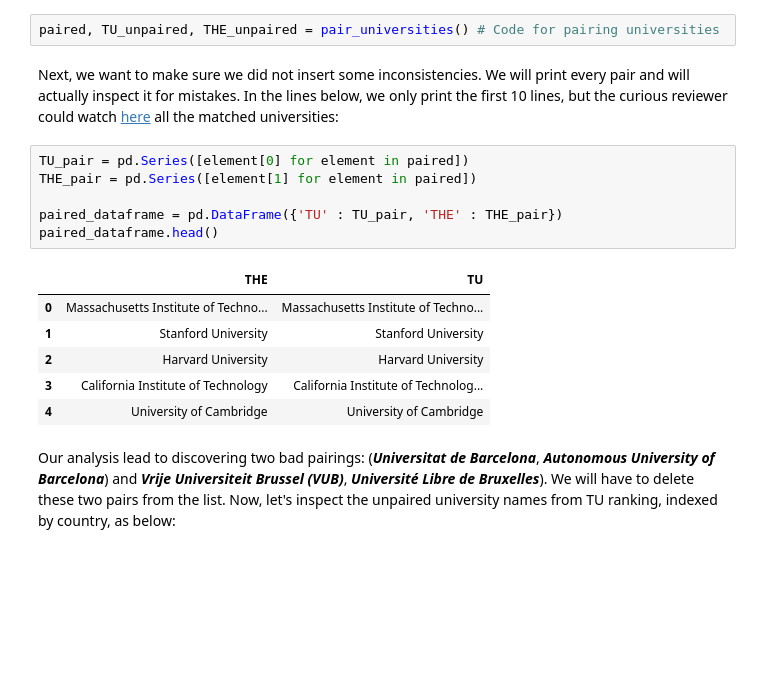
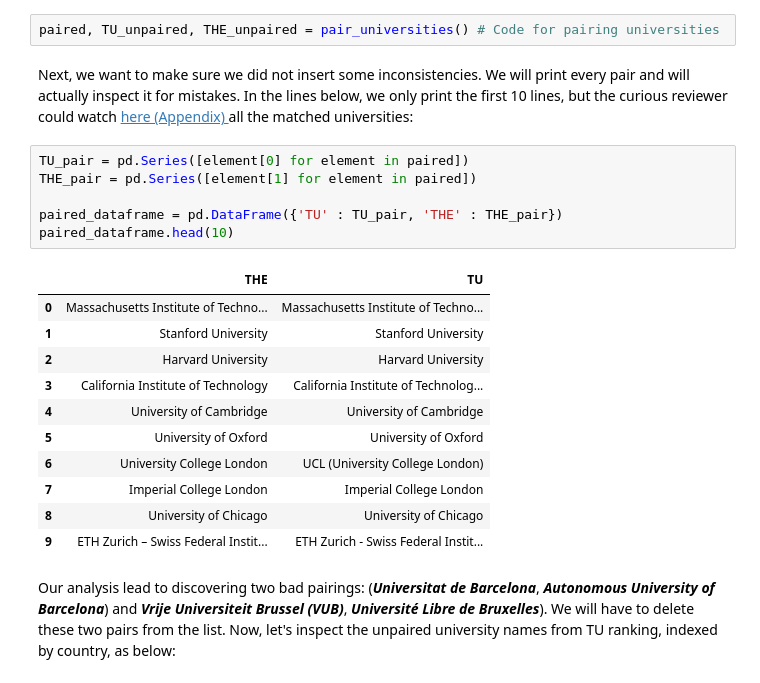
Before and after one commit to baetuc/ADA-CS-401, a Jupyter notebook: 02 - Data from the Web/Homework 2.ipynb, the cells around one changed output. Saved outputs shown, nothing was run; the diff lists cells and outputs as text; blank space fills up the shorter version.

```diff
--- a/02 - Data from the Web/Homework 2.ipynb
+++ b/02 - Data from the Web/Homework 2.ipynb
@@ -703,20 +703,25 @@ def pair_universities():
 # %%
 paired, TU_unpaired, THE_unpaired = pair_universities() # Code for pairing universities
 # %% [markdown]
-Next, we want to make sure we did not insert some inconsistencies. We will print every pair and will actually inspect it for mistakes. In the lines below, we only print the first 10 lines, but the curious reviewer could watch <a href="#all_pairs"> here</a> all the matched universities:
+Next, we want to make sure we did not insert some inconsistencies. We will print every pair and will actually inspect it for mistakes. In the lines below, we only print the first 10 lines, but the curious reviewer could watch <a href="#all_pairs"> here (Appendix) </a> all the matched universities:
 # %%
 TU_pair = pd.Series([element[0] for element in paired])
 THE_pair = pd.Series([element[1] for element in paired])
 
 paired_dataframe = pd.DataFrame({'TU' : TU_pair, 'THE' : THE_pair})
-paired_dataframe.head()
+paired_dataframe.head(10)
 # %% [output]
 |  | THE | TU |
 | 0 | Massachusetts Institute of Techno... | Massachusetts Institute of Techno... |
 | 1 | Stanford University | Stanford University |
 | 2 | Harvard University | Harvard University |
 | 3 | California Institute of Technology | California Institute of Technolog... |
 | 4 | University of Cambridge | University of Cambridge |
+| 5 | University of Oxford | University of Oxford |
+| 6 | University College London | UCL (University College London) |
+| 7 | Imperial College London | Imperial College London |
+| 8 | University of Chicago | University of Chicago |
+| 9 | ETH Zurich – Swiss Federal Instit... | ETH Zurich - Swiss Federal Instit... |
 # %% [markdown]
 Our analysis lead to discovering two bad pairings: (***Universitat de Barcelona***, ***Autonomous University of Barcelona***) and ***Vrije Universiteit Brussel (VUB)***, ***Université Libre de Bruxelles***). We will have to delete these two pairs from the list. Now, let's inspect the unpaired university names from TU ranking, indexed by country, as below:
 # %%
```
Also changed, not shown: parts of 1 cell of this notebook.
